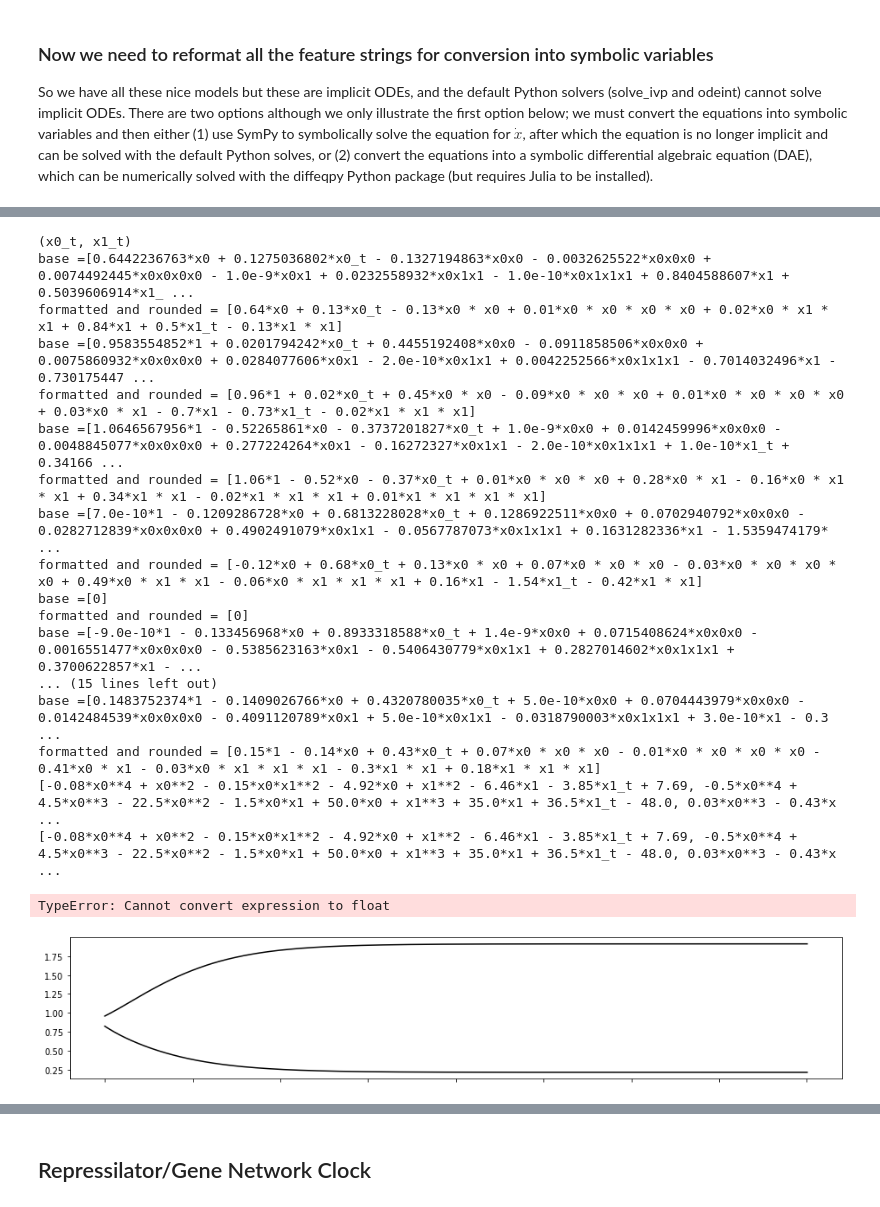
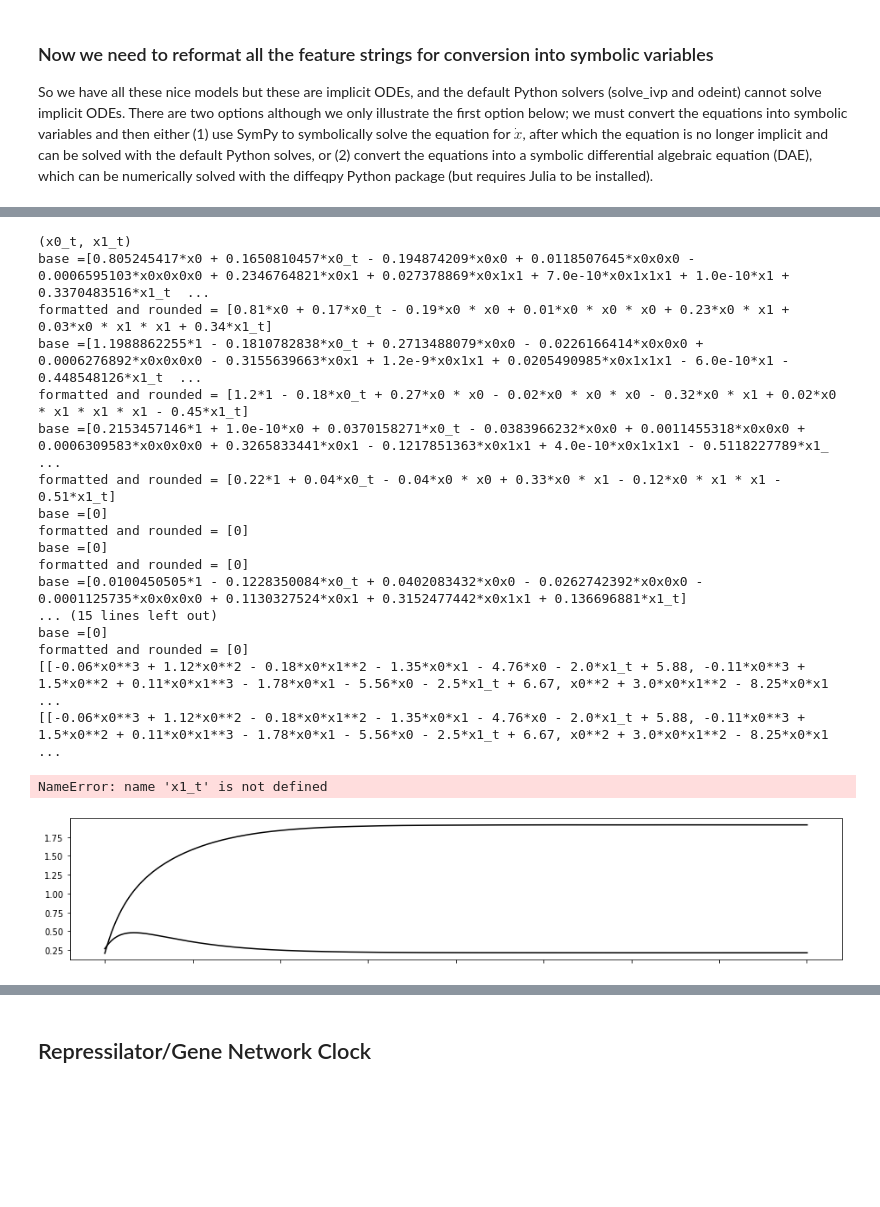
Before and after one commit to ainsleylaiuw/ISB-Hadlock-Lai, a Jupyter notebook: Ex_System.ipynb, the cells around one changed output, grey strips where cells are left out. Saved outputs shown, nothing was run; the diff lists cells and outputs as text; code cells hidden in the pictures; blank space fills up the shorter version.

```diff
--- a/Ex_System.ipynb
+++ b/Ex_System.ipynb
@@ -659,10 +659,10 @@ $$ \dot{u} = -u + \frac{a}{b+v^\beta} \longrightarrow b\dot{u} + v^{\beta}\dot{u
 $$ \dot{v} = -v + \frac{c}{d+u^\gamma} \longrightarrow d\dot{v} + u^{\gamma}\dot{v} + dv + vu^{\gamma} = c $$
 # %%
 # Defining the system
-a_u, a_v = 2, 1
+a, b = 2, 1
 beta, gamma = 2, 2
-dudt = lambda u, v: -u + (a_u / (1+v**beta))
-dvdt = lambda u, v: -v + (a_v / (1+u**gamma))
+dudt = lambda u, v: -u + (a / (1+v**beta))
+dvdt = lambda u, v: -v + (b / (1+u**gamma))
 netswitch = lambda t, x: np.array([dudt(x[0], x[1]), dvdt(x[0], x[1])])
 var = ['u', 'v']
 integrator_keywords = {}
@@ -676,18 +684,11 @@ netswitch_train = solve_ivp(netswitch, t_span, netswitch0_train, t_eval=t, **int
 # %%
-r = len(var) # appears to be number of variables in example (x0, x1, x2,...)
-dt = 0.01
-T = 20
-t = np.arange(0, T + dt, dt)
-t_span = (t[0], t[-1])
+
 library_functions = [
     lambda x: x,
     lambda x, y: x * y,
     lambda x: x ** 2,
-    #lambda x, y, z: x * y * z,
     lambda x, y: x * y ** 2,
     lambda x: x ** 3,
-    #lambda x, y, z, w: x * y * z * w,
-    #lambda x, y, z: x * y * z ** 2,
     lambda x, y: x * y ** 3,
     lambda x: x ** 4,
 ]
@@ -696,11 +697,8 @@ library_function_names = [
     lambda x: x,
     lambda x, y: x + y,
     lambda x: x + x,
-    #lambda x, y, z: x + y + z,
     lambda x, y: x + y + y,
     lambda x: x + x + x,
-    #lambda x, y, z, w: x + y + z + w,
-    #lambda x, y, z: x + y + z + z,
     lambda x, y: x + y + y + y,
     lambda x: x + x + x + x,
     #lambda x: x, # xdot lib function
@@ -713,7 +711,8 @@ pde_library = ps.PDELibrary(
     include_bias=True,
     implicit_terms=True,
     derivative_order=1,
-    include_interaction=False
+    include_interaction=False#,
+    #interaction_only=False
 )
 """
 sindy_library = ps.SINDyPILibrary(
@@ -733,10 +732,11 @@ sindy_opt = ps.SINDyPI(
 model = ps.SINDy(
     optimizer=sindy_opt,
     feature_library=pde_library,
-    differentiation_method=ps.FiniteDifference(drop_endpoints=True),
+    differentiation_method=ps.FiniteDifference(drop_endpoints=True)#,
+    #feature_names=['u', 'v']
 )
 model.fit(netswitch_train, t=dt)
 model.print()
-sindy_library.get_feature_names()
+pde_library.get_feature_names()
 # %% [output]
 Model  0
@@ -910,8 +907,10 @@ for i in range(nfeatures):
 sym_equations_simplified = []
 sym_equations_rounded_simplified = []
 for j in range(r):
+    temp_dot_simplified = []
+    temp_dot_rounded_simplified = []
     for i in range(nfeatures):
-        sym_equations_simplified.append(
+        temp_dot_simplified.append(
             sp.solve(
                 sp.Add(
                     sp.sympify(sym_equations_formatted)[i][0],
@@ -933,9 +932,12 @@ for j in range(r):
             for a in sp.preorder_traversal(rounded):
                 if isinstance(a, sp.Float):
                     rounded_temp = rounded_temp.subs(a, round(a, 2))
-            sym_equations_rounded_simplified.append(rounded_temp)
+            temp_dot_rounded_simplified.append(rounded_temp)
         else:
-            sym_equations_rounded_simplified.append([])
+            temp_dot_rounded_simplified.append([])
+    # add [x[j]_t] to sym_equations
+    sym_equations_simplified.append(temp_dot_simplified)
+    sym_equations_rounded_simplified.append(temp_dot_rounded_simplified)
 print(sym_equations_rounded_simplified)
 for i in range (len(sym_equations_rounded_simplified)):
     if sym_equations_rounded_simplified[i] == 0:
@@ -948,47 +950,47 @@ x0_test = np.random.rand(r)
 x_test = solve_ivp(netswitch, t_span, x0_test, t_eval=t).y.T
 plt.plot(t, x_test, color="k", linestyle="solid", label="True")
 for i in range(nfeatures):
     ax = plt.gca()
     if i != nfeatures - 1:
         ax.set_xticklabels([])
     if len(sym_equations_simplified[i]) != 0:
         ODE_Func = sp.lambdify([t_sym, x_sym], sym_equations_simplified[i][0])
 
         # Now simulate the system we identified
         x_test_sim = solve_ivp(ODE_Func, t_span, x0_test, t_eval=t).y.T
         if (
             np.linalg.norm(x_test_sim) < 1e3
             and sym_equations_rounded_simplified[i] != 0
         ):
             plt.plot(
                 t,
                 x_test_sim,
                 linestyle="dashed",
                 label=str(sp.sympify(features_formatted[i]))
                 + " = "
                 + str(sym_equations_rounded_simplified[i]),
             )
 plt.grid(True)
 plt.legend(fontsize=8)
 # %% [output]
 (x0_t, x1_t)
-base =[0.6442236763*x0 + 0.1275036802*x0_t - 0.1327194863*x0x0 - 0.0032625522*x0x0x0 + 0.0074492445*x0x0x0x0 - 1.0e-9*x0x1 + 0.0232558932*x0x1x1 - 1.0e-10*x0x1x1x1 + 0.8404588607*x1 + 0.5039606914*x1_ ...
-formatted and rounded = [0.64*x0 + 0.13*x0_t - 0.13*x0 * x0 + 0.01*x0 * x0 * x0 * x0 + 0.02*x0 * x1 * x1 + 0.84*x1 + 0.5*x1_t - 0.13*x1 * x1]
-base =[0.9583554852*1 + 0.0201794242*x0_t + 0.4455192408*x0x0 - 0.0911858506*x0x0x0 + 0.0075860932*x0x0x0x0 + 0.0284077606*x0x1 - 2.0e-10*x0x1x1 + 0.0042252566*x0x1x1x1 - 0.7014032496*x1 - 0.730175447 ...
-formatted and rounded = [0.96*1 + 0.02*x0_t + 0.45*x0 * x0 - 0.09*x0 * x0 * x0 + 0.01*x0 * x0 * x0 * x0 + 0.03*x0 * x1 - 0.7*x1 - 0.73*x1_t - 0.02*x1 * x1 * x1]
-base =[1.0646567956*1 - 0.52265861*x0 - 0.3737201827*x0_t + 1.0e-9*x0x0 + 0.0142459996*x0x0x0 - 0.0048845077*x0x0x0x0 + 0.277224264*x0x1 - 0.16272327*x0x1x1 - 2.0e-10*x0x1x1x1 + 1.0e-10*x1_t + 0.34166 ...
-formatted and rounded = [1.06*1 - 0.52*x0 - 0.37*x0_t + 0.01*x0 * x0 * x0 + 0.28*x0 * x1 - 0.16*x0 * x1 * x1 + 0.34*x1 * x1 - 0.02*x1 * x1 * x1 + 0.01*x1 * x1 * x1 * x1]
-base =[7.0e-10*1 - 0.1209286728*x0 + 0.6813228028*x0_t + 0.1286922511*x0x0 + 0.0702940792*x0x0x0 - 0.0282712839*x0x0x0x0 + 0.4902491079*x0x1x1 - 0.0567787073*x0x1x1x1 + 0.1631282336*x1 - 1.5359474179* ...
-formatted and rounded = [-0.12*x0 + 0.68*x0_t + 0.13*x0 * x0 + 0.07*x0 * x0 * x0 - 0.03*x0 * x0 * x0 * x0 + 0.49*x0 * x1 * x1 - 0.06*x0 * x1 * x1 * x1 + 0.16*x1 - 1.54*x1_t - 0.42*x1 * x1]
+base =[0.805245417*x0 + 0.1650810457*x0_t - 0.194874209*x0x0 + 0.0118507645*x0x0x0 - 0.0006595103*x0x0x0x0 + 0.2346764821*x0x1 + 0.027378869*x0x1x1 + 7.0e-10*x0x1x1x1 + 1.0e-10*x1 + 0.3370483516*x1_t  ...
+formatted and rounded = [0.81*x0 + 0.17*x0_t - 0.19*x0 * x0 + 0.01*x0 * x0 * x0 + 0.23*x0 * x1 + 0.03*x0 * x1 * x1 + 0.34*x1_t]
+base =[1.1988862255*1 - 0.1810782838*x0_t + 0.2713488079*x0x0 - 0.0226166414*x0x0x0 + 0.0006276892*x0x0x0x0 - 0.3155639663*x0x1 + 1.2e-9*x0x1x1 + 0.0205490985*x0x1x1x1 - 6.0e-10*x1 - 0.448548126*x1_t  ...
+formatted and rounded = [1.2*1 - 0.18*x0_t + 0.27*x0 * x0 - 0.02*x0 * x0 * x0 - 0.32*x0 * x1 + 0.02*x0 * x1 * x1 * x1 - 0.45*x1_t]
+base =[0.2153457146*1 + 1.0e-10*x0 + 0.0370158271*x0_t - 0.0383966232*x0x0 + 0.0011455318*x0x0x0 + 0.0006309583*x0x0x0x0 + 0.3265833441*x0x1 - 0.1217851363*x0x1x1 + 4.0e-10*x0x1x1x1 - 0.5118227789*x1_ ...
+formatted and rounded = [0.22*1 + 0.04*x0_t - 0.04*x0 * x0 + 0.33*x0 * x1 - 0.12*x0 * x1 * x1 - 0.51*x1_t]
 base =[0]
 formatted and rounded = [0]
-base =[-9.0e-10*1 - 0.133456968*x0 + 0.8933318588*x0_t + 1.4e-9*x0x0 + 0.0715408624*x0x0x0 - 0.0016551477*x0x0x0x0 - 0.5385623163*x0x1 - 0.5406430779*x0x1x1 + 0.2827014602*x0x1x1x1 + 0.3700622857*x1 - ...
+base =[0]
+formatted and rounded = [0]
+base =[0.0100450505*1 - 0.1228350084*x0_t + 0.0402083432*x0x0 - 0.0262742392*x0x0x0 - 0.0001125735*x0x0x0x0 + 0.1130327524*x0x1 + 0.3152477442*x0x1x1 + 0.136696881*x1_t]
 ... (15 lines left out)
-base =[0.1483752374*1 - 0.1409026766*x0 + 0.4320780035*x0_t + 5.0e-10*x0x0 + 0.0704443979*x0x0x0 - 0.0142484539*x0x0x0x0 - 0.4091120789*x0x1 + 5.0e-10*x0x1x1 - 0.0318790003*x0x1x1x1 + 3.0e-10*x1 - 0.3 ...
-formatted and rounded = [0.15*1 - 0.14*x0 + 0.43*x0_t + 0.07*x0 * x0 * x0 - 0.01*x0 * x0 * x0 * x0 - 0.41*x0 * x1 - 0.03*x0 * x1 * x1 * x1 - 0.3*x1 * x1 + 0.18*x1 * x1 * x1]
-[-0.08*x0**4 + x0**2 - 0.15*x0*x1**2 - 4.92*x0 + x1**2 - 6.46*x1 - 3.85*x1_t + 7.69, -0.5*x0**4 + 4.5*x0**3 - 22.5*x0**2 - 1.5*x0*x1 + 50.0*x0 + x1**3 + 35.0*x1 + 36.5*x1_t - 48.0, 0.03*x0**3 - 0.43*x ...
-[-0.08*x0**4 + x0**2 - 0.15*x0*x1**2 - 4.92*x0 + x1**2 - 6.46*x1 - 3.85*x1_t + 7.69, -0.5*x0**4 + 4.5*x0**3 - 22.5*x0**2 - 1.5*x0*x1 + 50.0*x0 + x1**3 + 35.0*x1 + 36.5*x1_t - 48.0, 0.03*x0**3 - 0.43*x ...
+base =[0]
+formatted and rounded = [0]
+[[-0.06*x0**3 + 1.12*x0**2 - 0.18*x0*x1**2 - 1.35*x0*x1 - 4.76*x0 - 2.0*x1_t + 5.88, -0.11*x0**3 + 1.5*x0**2 + 0.11*x0*x1**3 - 1.78*x0*x1 - 5.56*x0 - 2.5*x1_t + 6.67, x0**2 + 3.0*x0*x1**2 - 8.25*x0*x1 ...
+[[-0.06*x0**3 + 1.12*x0**2 - 0.18*x0*x1**2 - 1.35*x0*x1 - 4.76*x0 - 2.0*x1_t + 5.88, -0.11*x0**3 + 1.5*x0**2 + 0.11*x0*x1**3 - 1.78*x0*x1 - 5.56*x0 - 2.5*x1_t + 6.67, x0**2 + 3.0*x0*x1**2 - 8.25*x0*x1 ...
-TypeError: Cannot convert expression to float
+NameError: name 'x1_t' is not defined
-[figure, old version]
+[figure, new version]
 # %%
 #print(sym_equations_rounded_simplified)
```
Also changed, not shown: parts of 6 cells of this notebook.
